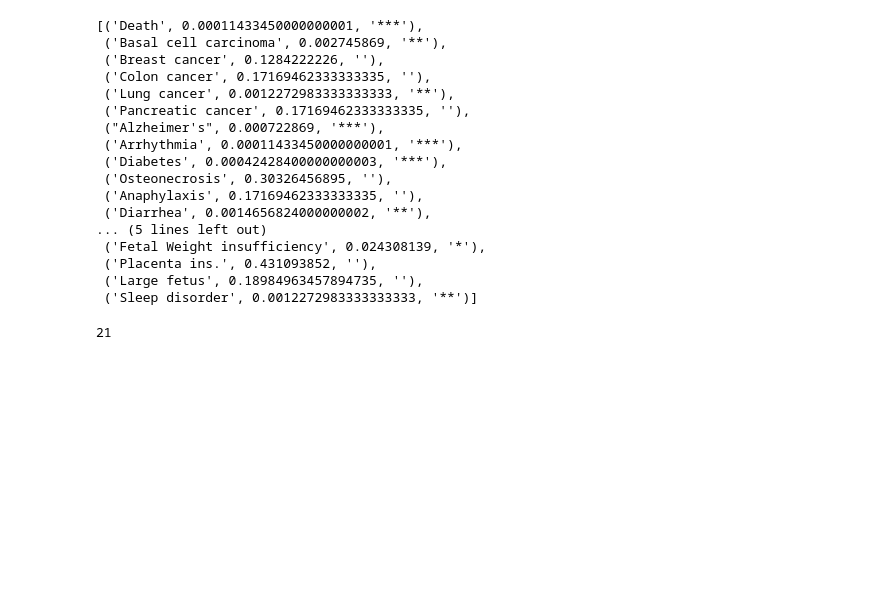
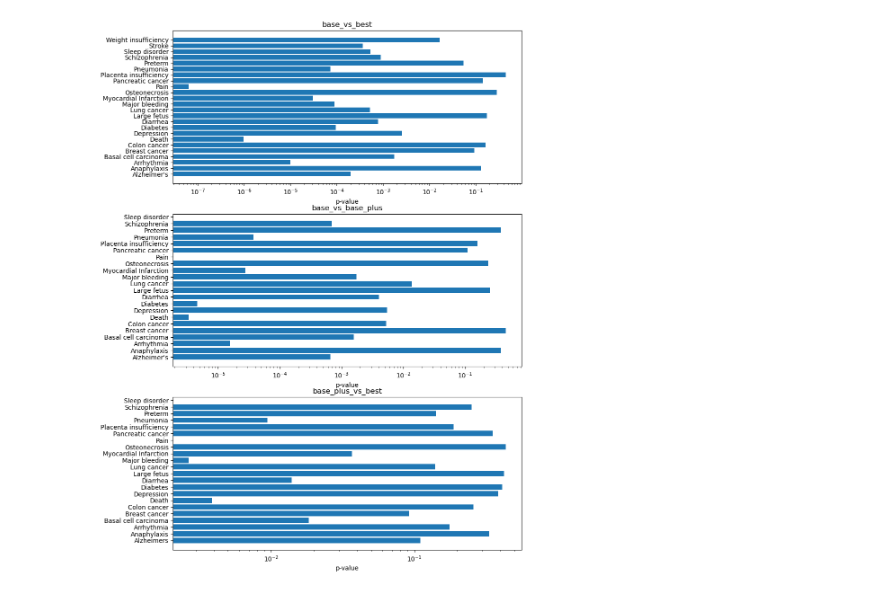
Before and after one commit to mikkelfo/CORE-BEHRT, a Jupyter notebook: ehr2vec/notebooks/p_value_computation.ipynb, the cells around one changed output. Cells and saved outputs as stored; diff of their text form; code cells hidden in the pictures; blank space fills up the shorter version.

Commit message:
Updated numbers

```diff
--- a/ehr2vec/notebooks/p_value_computation.ipynb
+++ b/ehr2vec/notebooks/p_value_computation.ipynb
@@ -60,0 +88,13 @@ revised_results
+# %%
+# Calculate the t-statistic and p-value for each category
+N = 5  # number of observations
+def get_p_values(data: list):
+    results = []
+    for category, mean_base, std_base, mean_best, std_best in data:
+        mean_diff = mean_best - mean_base
+        se_diff = np.sqrt((std_base**2 / N) + (std_best**2 / N))  # Standard error of the mean difference
+        t_stat = mean_diff / se_diff  # t-statistic
+        p_value = t.sf(np.abs(t_stat), df=n-1)  # one-sided p-value
+        results.append((category,  round(p_value,9)))
+    return results
+p_values_dict = {comparison: get_p_values(data) for comparison, data in comparison_dicts.items()}
@@ -61 +121,13 @@ revised_results
+# %%
+# plot p values, three subplots, one for each comparison
+import matplotlib.pyplot as plt
+fig, axs = plt.subplots(3, 1, figsize=(10, 15))
+for i, (comparison, p_values) in enumerate(p_values_dict.items()):
+    p_values = [p for _, p in p_values]
+    axs[i].barh([category for category, _ in p_values_dict[comparison]], p_values)
+    axs[i].set_title(comparison)
+    axs[i].set_xlabel('p-value')
+    axs[i].set_xscale('log')
+# %% [output]
+[figure, added]
 # %%
@@ -76,31 +149,16 @@ def check_alpha(revised_results):
 # %%
-# List of p-values
-p_values = [res[1] for res in revised_results]
-categories = [res[0] for res in revised_results]
-# Apply Benjamini-Hochberg procedure
-adjusted_p_values = multipletests(p_values, alpha=0.05, method='fdr_bh')[1]
-adjusted_results = list(zip(categories, adjusted_p_values))
-adjusted_results_with_significance = check_alpha(adjusted_results)
-adjusted_results_with_significance
+def apply_benjamini_hochberg_and_get_significance(p_values:List[Tuple])->List[Tuple]:
+    # ignore nan values
+    p_values = [(category, p_value) for category, p_value in p_values if not np.isnan(p_value)]
+    adjusted_p_values = multipletests([p for _, p in p_values], alpha=0.05, method='fdr_bh')[1]
+    adjusted_results = list(zip([category for category, _ in p_values], adjusted_p_values))
+    adjusted_results_with_significance = check_significance(adjusted_results)
+    return adjusted_results_with_significance
+# # List of p-values
+# p_values = [res[1] for res in revised_results]
+# categories = [res[0] for res in revised_results]
+# # Apply Benjamini-Hochberg procedure
+# adjusted_p_values = multipletests(p_values, alpha=0.05, method='fdr_bh')[1]
+# adjusted_results = list(zip(categories, adjusted_p_values))
+# adjusted_results_with_significance = check_alpha(adjusted_results)
+# adjusted_results_with_significanceb
-# %% [output]
-[('Death', 0.00011433450000000001, '***'),
- ('Basal cell carcinoma', 0.002745869, '**'),
- ('Breast cancer', 0.1284222226, ''),
- ('Colon cancer', 0.17169462333333335, ''),
- ('Lung cancer', 0.0012272983333333333, '**'),
- ('Pancreatic cancer', 0.17169462333333335, ''),
- ("Alzheimer's", 0.000722869, '***'),
- ('Arrhythmia', 0.00011433450000000001, '***'),
- ('Diabetes', 0.00042428400000000003, '***'),
- ('Osteonecrosis', 0.30326456895, ''),
- ('Anaphylaxis', 0.17169462333333335, ''),
- ('Diarrhea', 0.0014656824000000002, '**'),
-... (5 lines left out)
- ('Fetal Weight insufficiency', 0.024308139, '*'),
- ('Placenta ins.', 0.431093852, ''),
- ('Large fetus', 0.18984963457894735, ''),
- ('Sleep disorder', 0.0012272983333333333, '**')]
-# %%
-len(adjusted_results_with_significance)
-# %% [output]
-21
```
Also changed, not shown: parts of 12 cells of this notebook, 1 other file.
